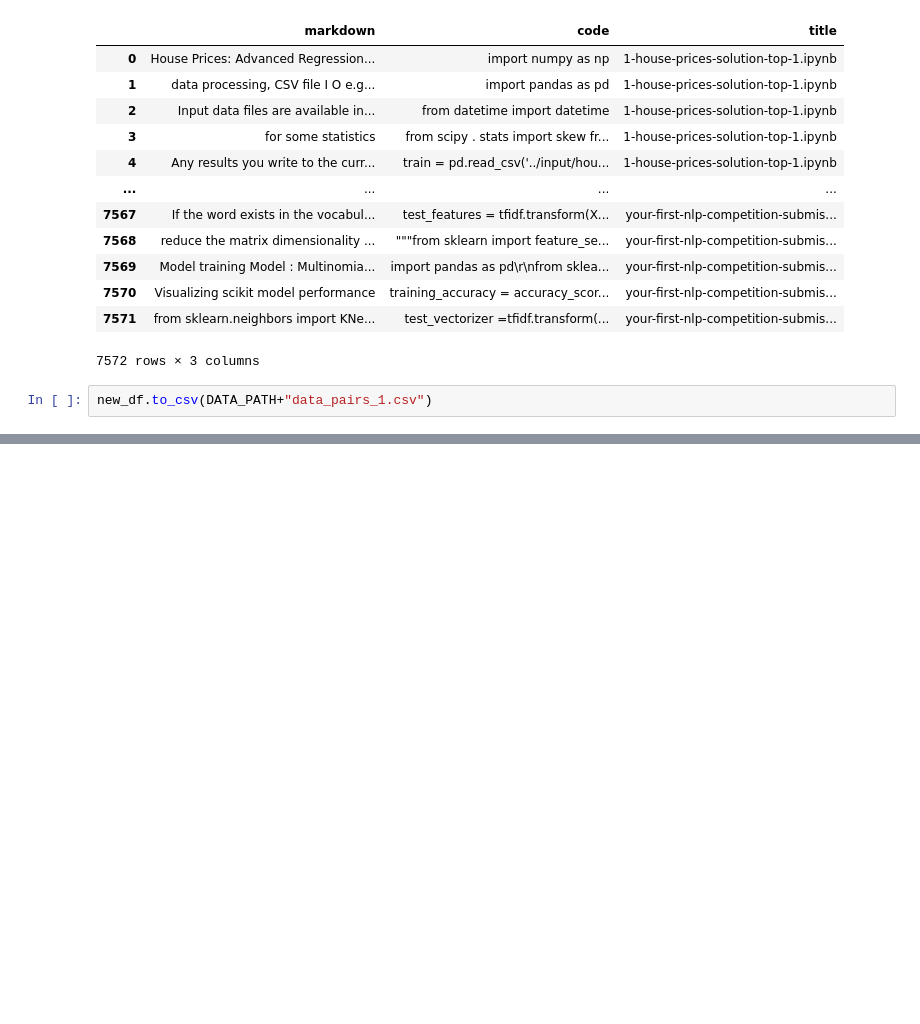
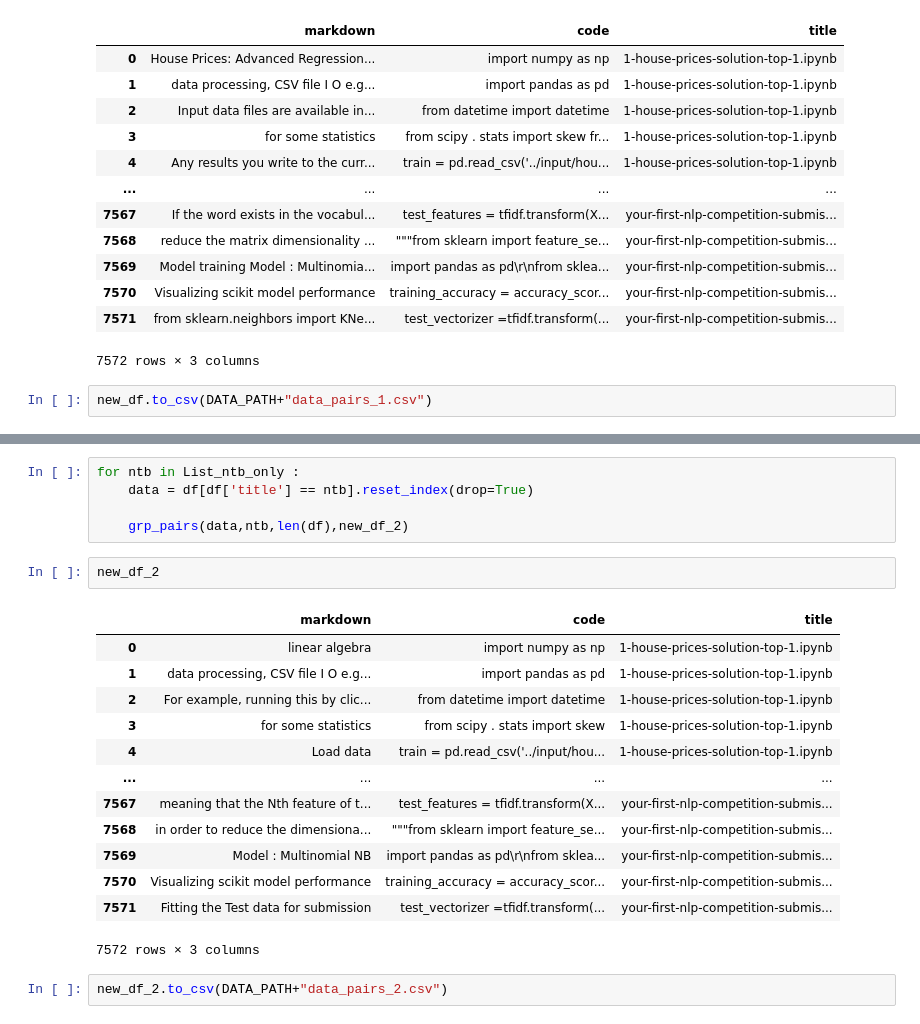
Before and after one commit to dikraMasrour/NotebookDocGen, a Jupyter notebook: DocGen_Task/notebooks/05-construct_pairs.ipynb, the cells around one changed output, grey strips where cells are left out. Drawn from its saved outputs; the diff is of its cells as text; blank space fills up the shorter version.

```diff
--- a/DocGen_Task/notebooks/05-construct_pairs.ipynb
+++ b/DocGen_Task/notebooks/05-construct_pairs.ipynb
@@ -197,0 +225,23 @@ new_df.to_csv(DATA_PATH+"data_pairs_1.csv")
+# %%
+for ntb in List_ntb_only :
+    data = df[df['title'] == ntb].reset_index(drop=True)
+
+    grp_pairs(data,ntb,len(df),new_df_2)
+# %%
+new_df_2
+# %% [output]
+|  | markdown | code | title |
+| 0 | linear algebra | import numpy as np | 1-house-prices-solution-top-1.ipynb |
+| 1 | data processing, CSV file I O e.g... | import pandas as pd | 1-house-prices-solution-top-1.ipynb |
+| 2 | For example, running this by clic... | from datetime import datetime | 1-house-prices-solution-top-1.ipynb |
+| 3 | for some statistics | from scipy . stats import skew | 1-house-prices-solution-top-1.ipynb |
+| 4 | Load data | train = pd.read_csv('../input/hou... | 1-house-prices-solution-top-1.ipynb |
+| ... | ... | ... | ... |
+| 7567 | meaning that the Nth feature of t... | test_features = tfidf.transform(X... | your-first-nlp-competition-submis... |
+| 7568 | in order to reduce the dimensiona... | """from sklearn import feature_se... | your-first-nlp-competition-submis... |
+| 7569 | Model : Multinomial NB | import pandas as pd\r\nfrom sklea... | your-first-nlp-competition-submis... |
+| 7570 | Visualizing scikit model performance | training_accuracy = accuracy_scor... | your-first-nlp-competition-submis... |
+| 7571 | Fitting the Test data for submission | test_vectorizer =tfidf.transform(... | your-first-nlp-competition-submis... |
+7572 rows × 3 columns
+# %%
+new_df_2.to_csv(DATA_PATH+"data_pairs_2.csv")
```
Also changed, not shown: parts of 5 cells of this notebook, 1 other file.
